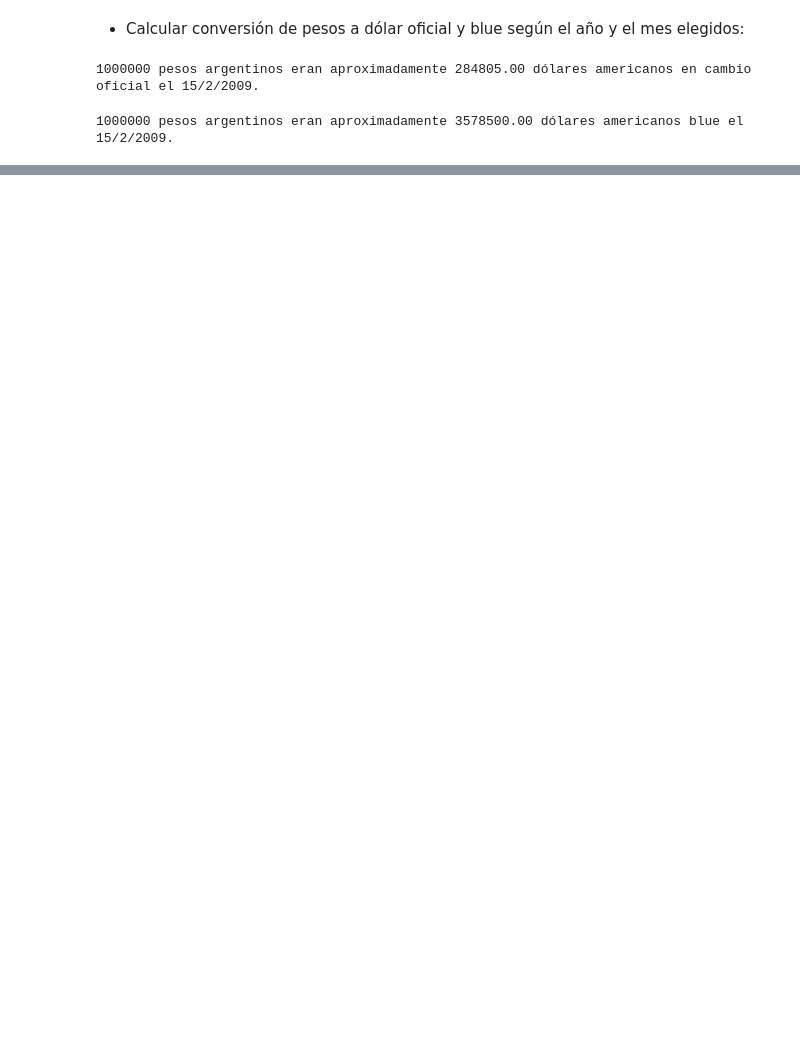
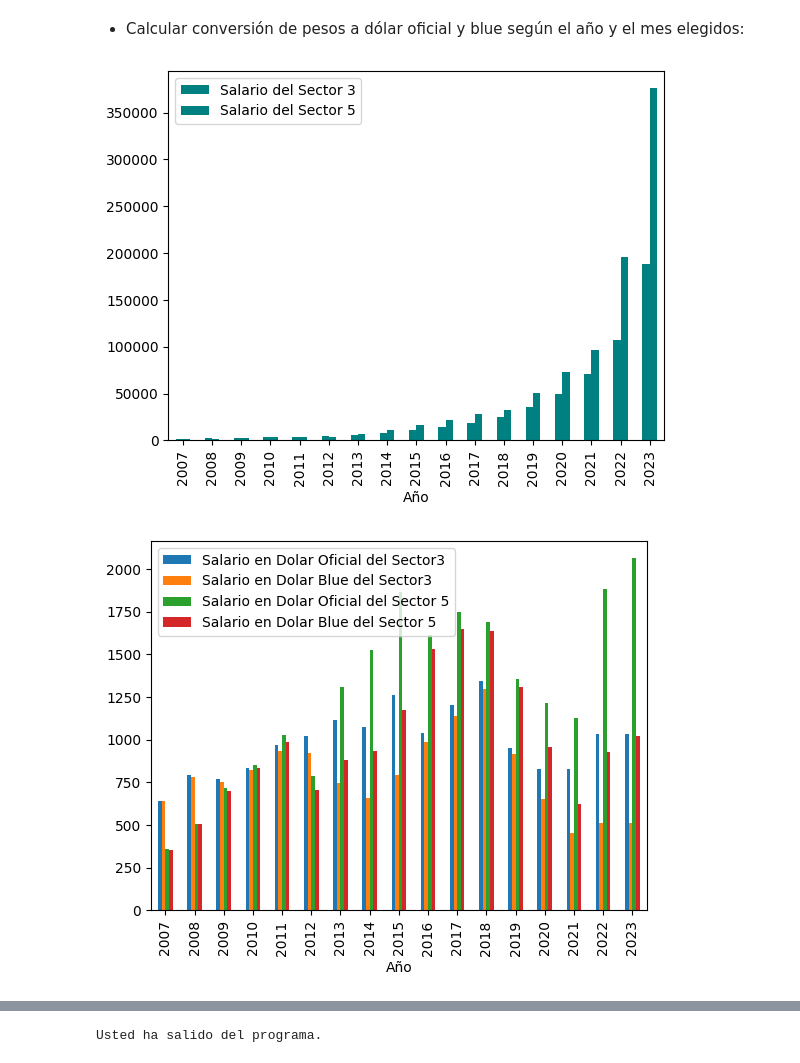
Before and after one commit to IlledNacu/TP2mate3, a Jupyter notebook: TP_SalarioJoven.ipynb, the cells around one changed output, grey strips where cells are left out. Cells and saved outputs as stored; diff of their text form; code cells hidden in the pictures; blank space fills up the shorter version.

```diff
--- a/TP_SalarioJoven.ipynb
+++ b/TP_SalarioJoven.ipynb
@@ -269,33 +225,40 @@ def convertir_a_dolares(monto, año, mes, tasa_promedio_mensual):
     else:
         print(f"No hay datos disponibles para el año {año} y mes {mes}.")
         return None
+
+def convertir_a_dolaresB(monto, año, mes, tasa_promedio_mensual):
+    # Filtro el DataFrame para obtener la tasa de cambio correspondiente al año y mes especificados
+    filtro = (tasa_promedio_mensual['Año'] == año) & (tasa_promedio_mensual['Mes'] == mes)
+
+    if filtro.any():  # Verifico si hay al menos una fila después de aplicar el filtro
+        tasa_cambio = tasa_promedio_mensual.loc[filtro, 'Conversión promedio'].values[0]
+        # Realizo la conversión
+        monto_en_dolares = monto / tasa_cambio
+        return monto_en_dolares
+    else:
+        print(f"No hay datos disponibles para el año {año} y mes {mes}.")
+        return None
 # %%
 # A dólar oficial
-tasa_promedio_mensual = calcular_tasa_promedio_mensual('datos_historicos-ARS_USD.csv', 'UTF-8')
+def convertidor_peso_dolar():
+    tasa_promedio_mensual = calcular_tasa_promedio_mensual('datos_historicos-ARS_USD.csv', 'UTF-8')
 
-monto_pesos = int(input("Monto de pesos argentinos que desea convertir a dólares:"))
-año_conversion = int(input("El año en el que se desea calcular la conversión:"))
-mes_conversion = int(input("El mes en el que se desea calcular la conversión:"))
+    monto_pesos = int(input("Monto de pesos argentinos que desea convertir a dólares:"))
+    año_conversion = int(input("El año en el que se desea calcular la conversión:"))
+    mes_conversion = int(input("El mes en el que se desea calcular la conversión:"))
 
-monto_dolares = convertir_a_dolares(monto_pesos, año_conversion, mes_conversion, tasa_promedio_mensual)
-if monto_dolares is not None:
-    print(f'{monto_pesos} pesos argentinos eran aproximadamente {monto_dolares:.2f} dólares americanos en cambio oficial el 15/{mes_conversion}/{año_conversion}.')
-else:
-    print("No se pudo realizar la conversión. Verifica los datos disponibles.")
+    monto_dolares = convertir_a_dolares(monto_pesos, año_conversion, mes_conversion, tasa_promedio_mensual)
+    if monto_dolares is not None:
+        print(f'{monto_pesos} pesos argentinos eran aproximadamente {monto_dolares:.2f} dólares americanos en cambio oficial el 15/{mes_conversion}/{año_conversion}.')
+    else:
+        print("No se pudo realizar la conversión. Verifica los datos disponibles.")
+
+    # A dólar blue
+
+    tasa_promedio_mensual = calcular_tasa_promedio_mensual('datos-historicos-USD_ARSB.csv', 'latin-1')
+
+    monto_dolaresB = convertir_a_dolaresB(monto_pesos, año_conversion, mes_conversion, tasa_promedio_mensual)
+    if monto_dolaresB is not None:
+        print(f'{monto_pesos} pesos argentinos eran aproximadamente {monto_dolaresB:.2f} dólares americanos blue el 15/{mes_conversion}/{año_conversion}.')
+    else:
+        print("No se pudo realizar la conversión. Verifica los datos disponibles.")
-# %% [output]
-1000000 pesos argentinos eran aproximadamente 284805.00 dólares americanos en cambio oficial el 15/2/2009.
-# %%
-# A dólar blue
-tasa_promedio_mensual = calcular_tasa_promedio_mensual('datos-historicos-USD_ARSB.csv', 'latin-1')
-
-monto_pesos = int(input("Monto de pesos argentinos que desea convertir a dólares:"))
-año_conversion = int(input("El año en el que se desea calcular la conversión:"))
-mes_conversion = int(input("El mes en el que se desea calcular la conversión:"))
-
-monto_dolares = convertir_a_dolares(monto_pesos, año_conversion, mes_conversion, tasa_promedio_mensual)
-if monto_dolares is not None:
-    print(f'{monto_pesos} pesos argentinos eran aproximadamente {monto_dolares:.2f} dólares americanos blue el 15/{mes_conversion}/{año_conversion}.')
-else:
-    print("No se pudo realizar la conversión. Verifica los datos disponibles.")
-# %% [output]
-1000000 pesos argentinos eran aproximadamente 3578500.00 dólares americanos blue el 15/2/2009.
@@ -301,0 +382,6 @@ else:
+# %%
+menu = Menu()
+menu.mostrar_menu()
+# %% [output]
+[figure, added]
+[figure, added]
@@ -301,0 +407 @@ else:
+Usted ha salido del programa.
```
Also changed, not shown: parts of 5 cells of this notebook.
